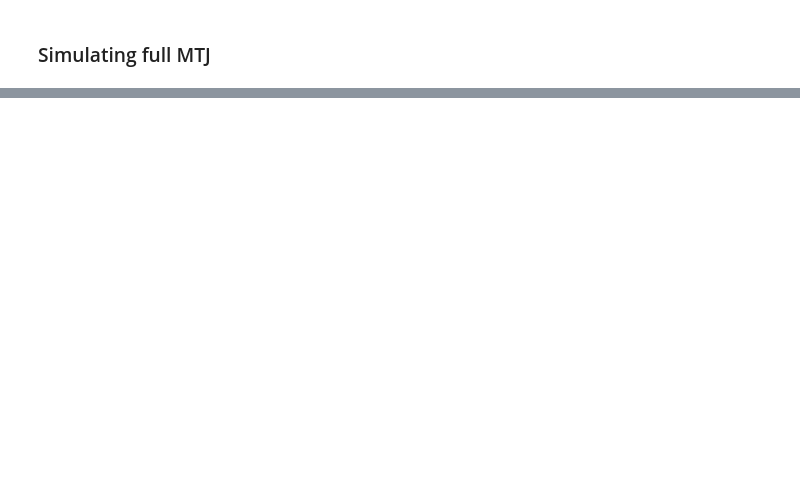
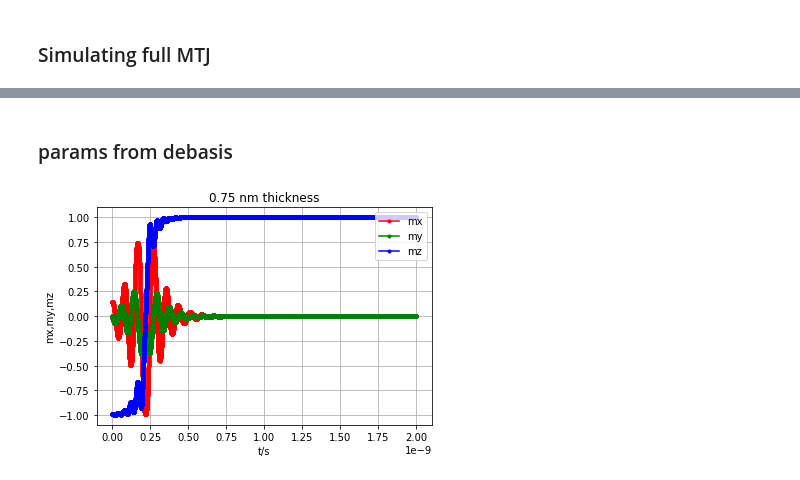
Before and after one commit to Hernandope/spintronics, a Jupyter notebook: mtj_simulation.ipynb, the cells around one changed output, grey strips where cells are left out. Saved outputs shown, nothing was run; the diff lists cells and outputs as text; code cells hidden in the pictures; blank space fills up the shorter version.

```diff
--- a/mtj_simulation.ipynb
+++ b/mtj_simulation.ipynb
@@ -115,0 +145,6 @@ plotM(t_axis, m_rk4)
+# %% [markdown]
+### params from debasis
+# %%
+plotM(t_axis, m_rk4, "0.75 nm thickness")
+# %% [output]
+[figure, added]
```
Also changed, not shown: parts of 14 cells of this notebook.
